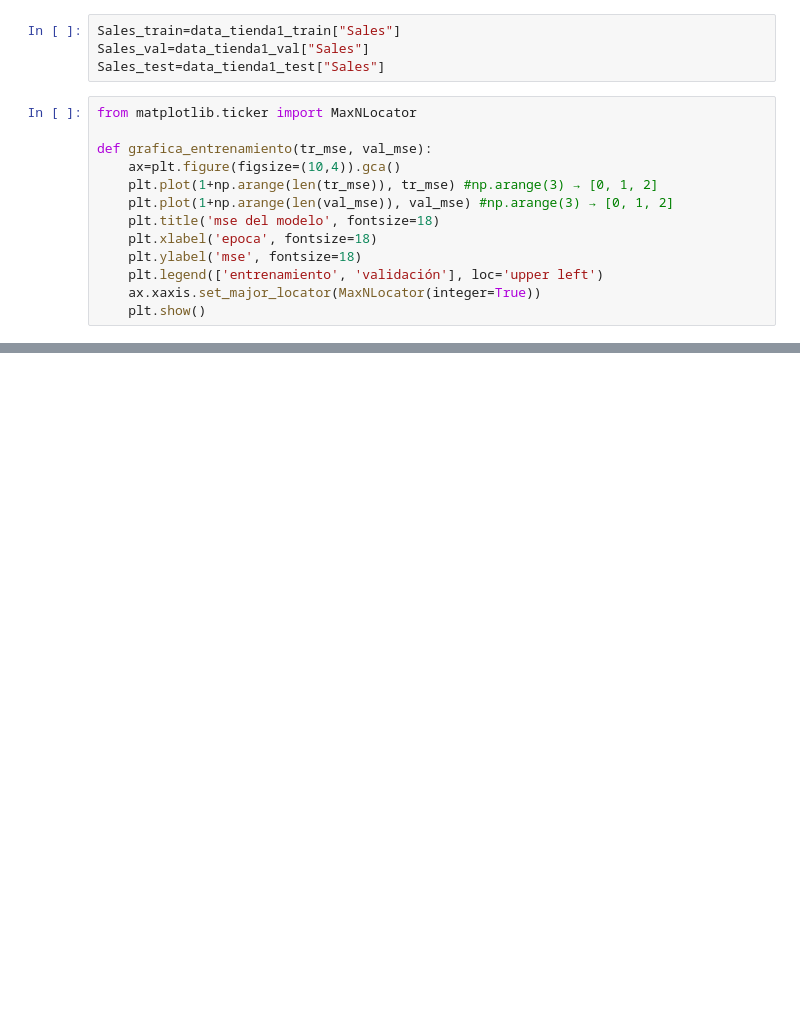
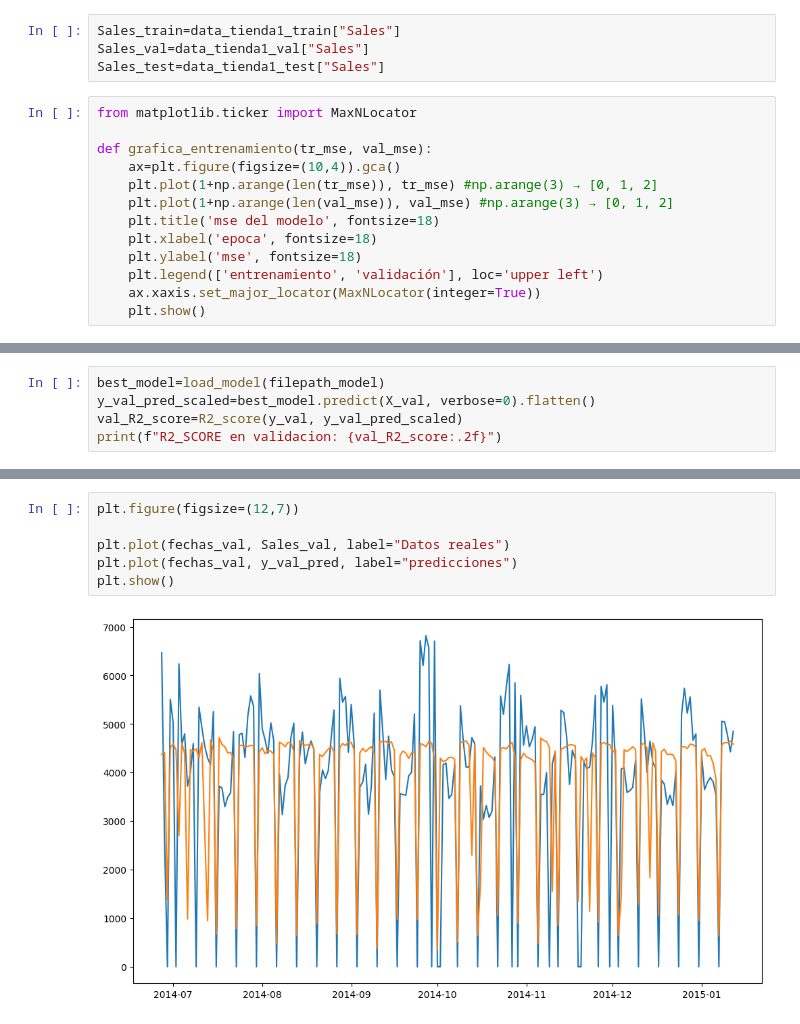
Before and after one commit to choppeb7/Series_temporales_redes_recurrentes_rossmann, a Jupyter notebook: store1_notebook.ipynb, the cells around one changed output, grey strips where cells are left out. Cells and saved outputs as stored; diff of their text form; blank space fills up the shorter version.

```diff
--- a/store1_notebook.ipynb
+++ b/store1_notebook.ipynb
@@ -722,0 +736,5 @@ Epoch 1: val_loss did not improve from 0.03689
+# %%
+best_model=load_model(filepath_model)
+y_val_pred_scaled=best_model.predict(X_val, verbose=0).flatten()
+val_R2_score=R2_score(y_val, y_val_pred_scaled)
+print(f"R2_SCORE en validacion: {val_R2_score:.2f}")
@@ -722,0 +798,8 @@ Epoch 1: val_loss did not improve from 0.03689
+# %%
+plt.figure(figsize=(12,7))
+
+plt.plot(fechas_val, Sales_val, label="Datos reales")
+plt.plot(fechas_val, y_val_pred, label="predicciones")
+plt.show()
+# %% [output]
+[figure, added]
```
Also changed, not shown: parts of 17 cells of this notebook, 1 other file.
